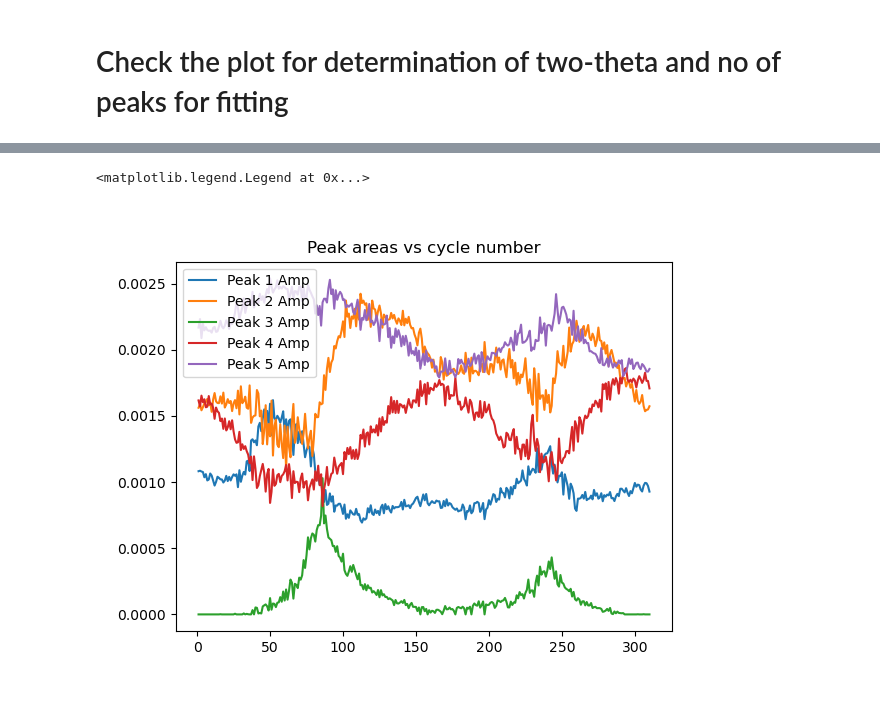
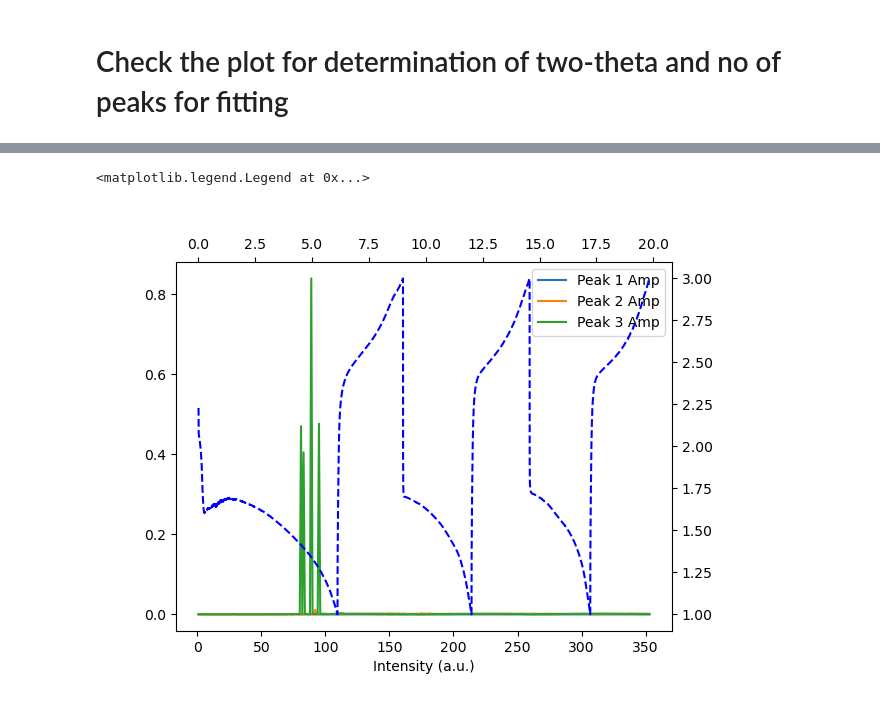
Before and after one commit to PronoyDutta/SAXS_WAXS, a Jupyter notebook: fitting_data.ipynb, the cells around one changed output, grey strips where cells are left out. Saved outputs shown, nothing was run; the diff lists cells and outputs as text; code cells hidden in the pictures.

```diff
--- a/fitting_data.ipynb
+++ b/fitting_data.ipynb
@@ -253,11 +341,10 @@ for files in range(1,4):
     if files == 1:
         X_data = 10*file_dictionary[files].iloc[:,0] # multipled by 10 to convert from inverse Angstrom to inverse nanometer
         Y_data = file_dictionary[files].iloc[:,1]
+        # print(X_data)
     else:
-        x = 10*file_dictionary[files].iloc[:,0] # multipled by 10 to convert from inverse Angstrom to inverse nanometer
-        y = file_dictionary[files].iloc[:,1]
-        X_data += x
-        Y_data += y
+        X_data += 10*file_dictionary[files].iloc[:,0] # multipled by 10 to convert from inverse Angstrom to inverse nanometer
+        Y_data += file_dictionary[files].iloc[:,1]
 
 for entries in range(len(X_data)):
     X_data[entries] = X_data[entries]/3
@@ -265,7 +352,7 @@ for entries in range(len(X_data)):
 
 baseline_filter = Baseline(x_data = X_data)
 baseline = baseline_filter.modpoly(Y_data, poly_order= 10)[0]
-print(baseline)
+# print(baseline)
 modified_Y = Y_data-baseline
 plt.plot(X_data, Y_data)
 plt.plot(X_data, baseline)
@@ -295,8 +393,8 @@ plt.ylim(-0.001,0.008)"""
 # %%
 # Filter data between ranges
 
-min_x = 17
-max_x = 24
+min_x = 18.4
+max_x = 20
 
 X_positions = corrected_waxs_files[starting_file].iloc[:,0]
 
@@ -319,17 +417,16 @@ for entry in range(start_row, end_row+1):
 x_filtered = np.array(x_filtered)
 y_filtered = np.array(y_filtered)
 
-mean_positions = [18.6, 19.1, 19.5, 19.9, 20.8]
+# mean_positions = [18.5, 19.1, 19.5, 19.9, 20.8]
 # mean_positions = [18.6, 19.13, 19.9, 20.8]
-# mean_positions = [18.6, 19.5, 20.8]
-# mean_positions = [19.5]
+mean_positions = [18.6, 19,19.8]
+# mean_positions = [19,19.8]
 
 initial_guess = [0.001, 0.1] * len(mean_positions)
 
 lower_bounds = [0, 0] * (len(mean_positions))
 upper_bounds = [np.inf, np.inf] * (len(mean_positions))
 bounds = (lower_bounds, upper_bounds)
-print(lower_bounds)
 
 popt_lorentz, pcov_lorentz = curve_fit(multi_lorentzian, xdata= x_filtered, ydata= y_filtered, p0 = initial_guess, bounds= bounds)
 
@@ -446,25 +541,38 @@ for file_number in range(starting_file, last_file+1):
 # %%
-plt.figure()
+# plt.figure()
 x1, y1, y2, y3, y4, y5 = [[] for _ in range(6)]
 
 for data in range(1,len(df_curves)):
     x1.append(data)
     y1.append(df_curves.loc[data,1][0])
     y2.append(df_curves.loc[data,2][0])
     y3.append(df_curves.loc[data,3][0])
-    y4.append(df_curves.loc[data,4][0])
-    y5.append(df_curves.loc[data,5][0])
+    # y4.append(df_curves.loc[data,4][0])
+    # y5.append(df_curves.loc[data,5][0])
 
-plt.title("Peak areas vs cycle number")
+"""plt.title("Peak areas vs cycle number")
 plt.plot(x1,y1, label = 'Peak 1 Amp' )
 plt.plot(x1,y2, label = 'Peak 2 Amp')
 plt.plot(x1,y3, label = 'Peak 3 Amp')
 plt.plot(x1,y4, label = 'Peak 4 Amp')
 plt.plot(x1,y5, label = 'Peak 5 Amp')
-plt.legend()
+plt.legend()"""
+
+fig2, ax1 = plt.subplots()
+ax1.plot(x1,y1, label = 'Peak 1 Amp' )
+ax1.plot(x1,y2, label = 'Peak 2 Amp')
+ax1.plot(x1,y3, label = 'Peak 3 Amp')
+ax1.set_xlabel('Intensity (a.u.)')
+# ax1.plot(x1,y4, label = 'Peak 4 Amp')
+# ax1.plot(x1,y5, label = 'Peak 5 Amp')
+ax2 = fig2.add_axes(ax1.get_position(), frameon=False)
+ax2.plot(Elec_Xdata/3600 ,Elec_Ydata, 'b--')
+ax2.xaxis.set_ticks_position('top')
+ax2.yaxis.set_ticks_position('right')
+ax1.legend()
 # %% [output]
 <matplotlib.legend.Legend at 0x...>
-[figure, old version]
+[figure, new version]
 # %%
 sum_sulfur = [(x + y)/2 for x,y in zip(y1, y5)]
 sum_li2S = [(x + y + z)/3 for x,y,z in zip(y2,y3,y4)]
```
Also changed, not shown: parts of 12 cells of this notebook.
